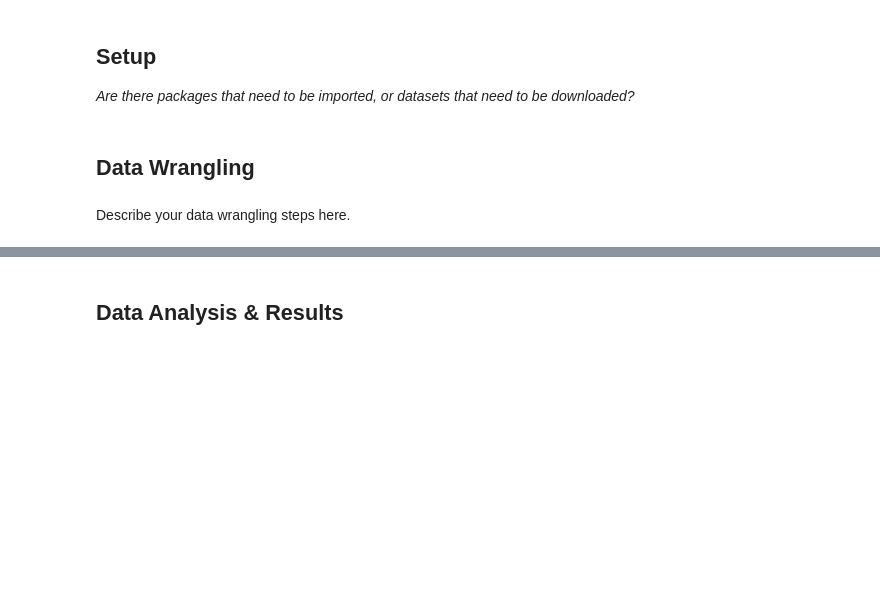
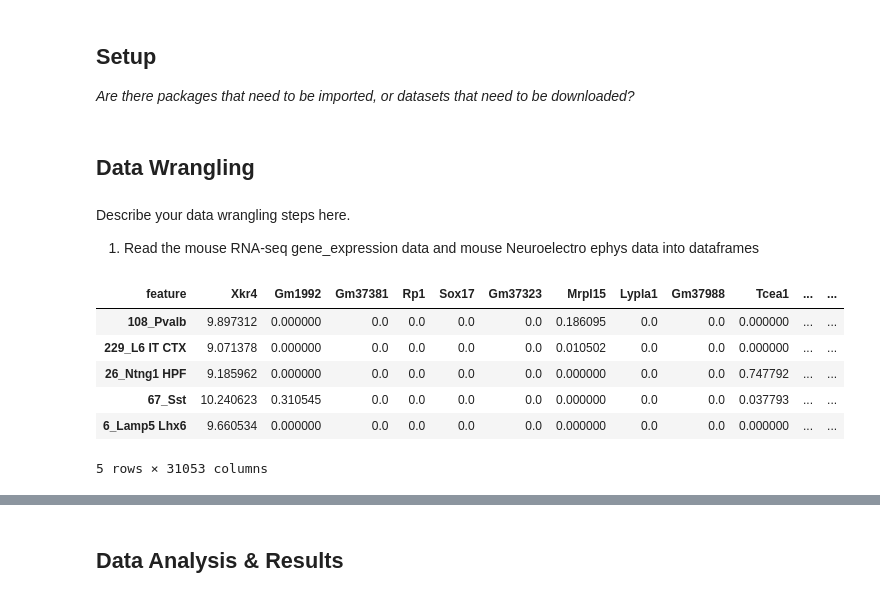
Before and after one commit to pbvijaya/BIPN162_Cell_Types, a Jupyter notebook: CellTypesProject_template.ipynb, the cells around one changed output, grey strips where cells are left out. Drawn from its saved outputs; the diff is of its cells as text; code cells hidden in the pictures; blank space fills up the shorter version.

```diff
--- a/CellTypesProject_template.ipynb
+++ b/CellTypesProject_template.ipynb
@@ -39,5 +40,3 @@ import seaborn as sns
 import matplotlib.pyplot as plt
 # %% [markdown]
 ## Data Wrangling
-# %% [markdown]
-Describe your data wrangling steps here.
@@ -46,0 +43,19 @@ Describe your data wrangling steps here.
+# %% [markdown]
+Describe your data wrangling steps here.
+1. Read the mouse RNA-seq gene_expression data and mouse Neuroelectro ephys data into dataframes
+# %%
+## YOUR CODE HERE
+## FEEL FREE TO ADD MULTIPLE CELLS PER SECTION
+mouse_rnaseq_df = pd.read_csv('data/mouse_rna_seq/mouse_gene_expression.xls')     # Read mouse RNA-seq data into a DataFrame
+mouse_ephys_df = pd.read_excel('data/neuroelectro/neurophysiology_data.xlsx')     # Read mouse Neuroelectro ephys data into a DataFrame
+mouse_rnaseq_df = mouse_rnaseq_df.set_index('feature').T     # Set the index for the RNA-seq DataFrame as the features and take the transpose
+# %%
+mouse_rnaseq_df.head()     # View a few rows of mouse_rnaseq_df
+# %% [output]
+| feature | Xkr4 | Gm1992 | Gm37381 | Rp1 | Sox17 | Gm37323 | Mrpl15 | Lypla1 | Gm37988 | Tcea1 | ... | ... |
+| 108_Pvalb | 9.897312 | 0.000000 | 0.0 | 0.0 | 0.0 | 0.0 | 0.186095 | 0.0 | 0.0 | 0.000000 | ... | ... |
+| 229_L6 IT CTX | 9.071378 | 0.000000 | 0.0 | 0.0 | 0.0 | 0.0 | 0.010502 | 0.0 | 0.0 | 0.000000 | ... | ... |
+| 26_Ntng1 HPF | 9.185962 | 0.000000 | 0.0 | 0.0 | 0.0 | 0.0 | 0.000000 | 0.0 | 0.0 | 0.747792 | ... | ... |
+| 67_Sst | 10.240623 | 0.310545 | 0.0 | 0.0 | 0.0 | 0.0 | 0.000000 | 0.0 | 0.0 | 0.037793 | ... | ... |
+| 6_Lamp5 Lhx6 | 9.660534 | 0.000000 | 0.0 | 0.0 | 0.0 | 0.0 | 0.000000 | 0.0 | 0.0 | 0.000000 | ... | ... |
+5 rows × 31053 columns
```
Also changed, not shown: parts of 10 cells of this notebook.
